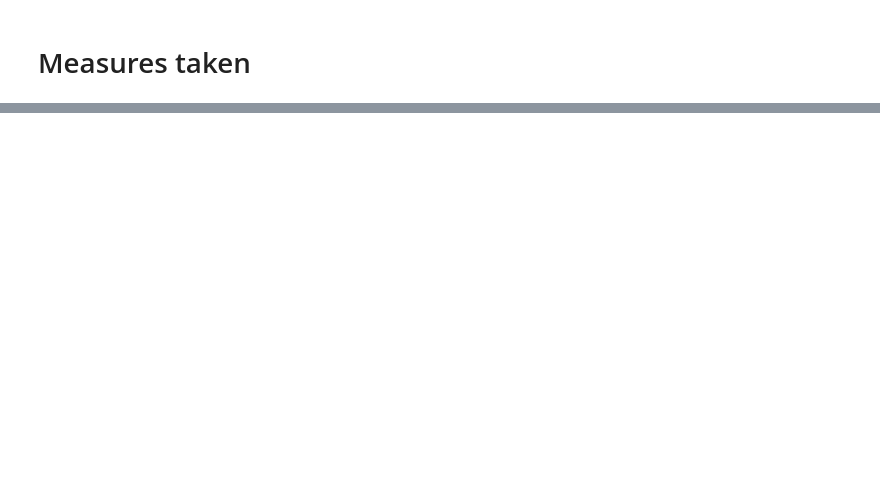
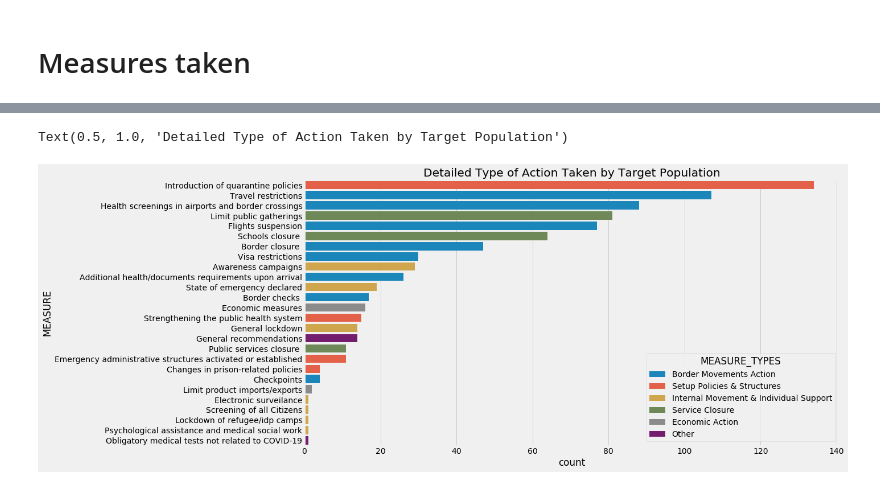
Before and after one commit to bilha-analytics/es_services, a Jupyter notebook: ncov19_bot/quick_view_covid-19.ipynb, the cells around one changed output, grey strips where cells are left out. Drawn from its saved outputs; the diff is of its cells as text; code cells hidden in the pictures; blank space fills up the shorter version.

```diff
--- a/ncov19_bot/quick_view_covid-19.ipynb
+++ b/ncov19_bot/quick_view_covid-19.ipynb
@@ -71,9 +68,10 @@ plt.title( "Timeline - When Different Actions Were Initiated")
 # %%
-#df.MEASURE.value_counts().plot(kind='bar')
-#df.groupby('REGION').size().plot(kind='bar')
-
-sns.countplot( y="MEASURE", hue="TARGETED_POP_GROUP", data=df, order = df.MEASURE.value_counts().index ) #hue='REGION',
+g = sns.countplot( y="MEASURE", hue='MEASURE_TYPES', data=df, order = df.MEASURE.value_counts().index, dodge=False ) #hue='REGION', hue="TARGETED_POP_GROUP",
+g.figsize = (15.0, 12.0)
 plt.title( "Detailed Type of Action Taken by Target Population")
+# %% [output]
+Text(0.5, 1.0, 'Detailed Type of Action Taken by Target Population')
+[figure, added]
 # %%
 
 sns.countplot( y="MEASURE_TYPES", hue="TARGETED_POP_GROUP", data=df, order = df.MEASURE_TYPES.value_counts().index ) #hue='REGION',
```
Also changed, not shown: parts of 12 cells of this notebook.
